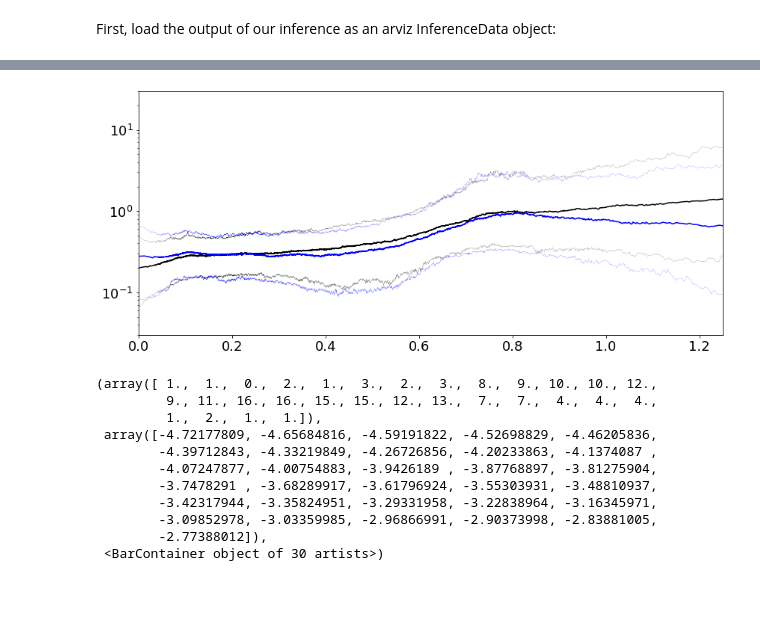
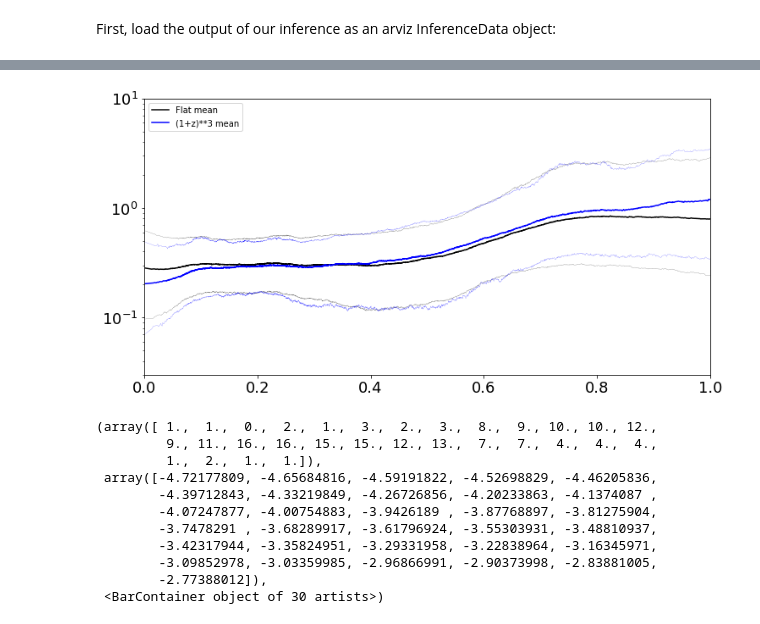
Before and after one commit to tcallister/autoregressive-bbh-inference, a Jupyter notebook: data/inspect_ar_z.ipynb, the cells around one changed output, grey strips where cells are left out. Cells and saved outputs as stored; diff of their text form; code cells hidden in the pictures; blank space fills up the shorter version.

```diff
--- a/data/inspect_ar_z.ipynb
+++ b/data/inspect_ar_z.ipynb
@@ -9,8 +9,8 @@ az.rcParams["plot.max_subplots"] = 80
 # %% [markdown]
 First, load the output of our inference as an arviz InferenceData object:
 # %%
-data = az.from_netcdf("ar_z_tmp.cdf")
-#data = az.from_netcdf("/mnt/ceph/users/tcallister/autoregressive-bbh-inference-data/ar_z_tauMax_2_relaxed.cdf")
+#data = az.from_netcdf("ar_z_tmp.cdf")
+data = az.from_netcdf("/mnt/ceph/users/tcallister/autoregressive-bbh-inference-data/ar_z.cdf")
 az.summary(data,["ar_z_std",
                  "ar_z_tau",
                  "logR20",
@@ -74,6 +73,6 @@ plt.show()
 # %%
-z_data = np.load('ar_z_data_tmp.npy',allow_pickle=True)[()]
-#z_data = np.load('/mnt/ceph/users/tcallister/autoregressive-bbh-inference-data/ar_z_data_tauMax_2_relaxed.npy',allow_pickle=True)[()]
+#z_data = np.load('ar_z_data_tmp.npy',allow_pickle=True)[()]
+z_data = np.load('/mnt/ceph/users/tcallister/autoregressive-bbh-inference-data/ar_z_data.npy',allow_pickle=True)[()]
 z_values = z_data['z_allSamples']
 samps = data.posterior.stack(draws=("chain", "draw"))
 # %%
@@ -84,7 +83,7 @@ R_zs = np.zeros((reduced_zs.size,reduced_f_zs.shape[1]))
 for i in range(reduced_f_zs.shape[1]):
     R_zs[:,i] = samps.R20[i]*reduced_f_zs[:,i]#*(1.+reduced_zs)**samps.kappa.values[i]/(1.+0.2)**samps.kappa.values[i]
 
-fig,ax = plt.subplots(figsize=(14,6))
+fig,ax = plt.subplots(figsize=(12,6))
 for i in np.random.choice(range(reduced_f_zs.shape[1]),500):
     ax.plot(reduced_zs,R_zs[:,i],color='#3182bd',alpha=0.1,lw=0.1,zorder=0)
 
@@ -96,8 +95,8 @@ zs = np.linspace(0,1.3,300)
 ax.plot(zs,0.2*(1.+zs)**2.7)
 
 ax.tick_params(labelsize=18)
-ax.set_xlim(0,2)
-ax.set_ylim(3e-2,30)
+ax.set_xlim(0,1)
+ax.set_ylim(3e-2,10)
 ax.set_yscale('log')
 
 #ax.set_xticks([10,30,100])
@@ -112,35 +111,41 @@ plt.show()
+# %%
+data_alt = az.from_netcdf("/mnt/ceph/users/tcallister/autoregressive-bbh-inference-data/ar_z_comparisonTest_variableKappa.cdf")
+samps_alt = data_alt.posterior.stack(draws=("chain", "draw"))
 # %%
-data_alt = az.from_netcdf("ar_z_tmp.cdf")
-samps_alt = data_alt.posterior.stack(draws=("chain", "draw"))
-z_data_alt = np.load('ar_z_data_tmp.npy',allow_pickle=True)[()]
+#data_alt = az.from_netcdf("ar_z_tmp.cdf")
+#samps_alt = data_alt.posterior.stack(draws=("chain", "draw"))
+
+z_data_alt = np.load('/mnt/ceph/users/tcallister/autoregressive-bbh-inference-data/ar_z_data_comparisonTest_variableKappa.npy',allow_pickle=True)[()]
 z_values_alt = z_data_alt['z_allSamples']
 
 reduced_zs_alt = z_values_alt[::50]
 reduced_f_zs_alt = samps_alt['f_zs'][::50]
 
 R_zs_alt = np.zeros((reduced_zs_alt.size,reduced_f_zs_alt.shape[1]))
 for i in range(reduced_f_zs_alt.shape[1]):
-    R_zs_alt[:,i] = samps_alt.R20[i]*reduced_f_zs_alt[:,i]
+    R_zs_alt[:,i] = samps_alt.R20[i]*reduced_f_zs_alt[:,i]*(1.+reduced_zs_alt)**samps_alt.kappa.values[i]/(1.+0.2)**samps_alt.kappa.values[i]
 
-fig,ax = plt.subplots(figsize=(14,6))
+fig,ax = plt.subplots(figsize=(12,6))
 
-ax.plot(reduced_zs,np.median(R_zs,axis=1),color='black')
+ax.plot(reduced_zs,np.median(R_zs,axis=1),color='black',label='Flat mean')
 ax.plot(reduced_zs,np.quantile(R_zs,0.05,axis=1),color='black',lw=0.15)
 ax.plot(reduced_zs,np.quantile(R_zs,0.95,axis=1),color='black',lw=0.15)
 
-ax.plot(reduced_zs_alt,np.median(R_zs_alt,axis=1),color='blue')
+ax.plot(reduced_zs_alt,np.median(R_zs_alt,axis=1),color='blue',label='(1+z)**3 mean')
 ax.plot(reduced_zs_alt,np.quantile(R_zs_alt,0.05,axis=1),color='blue',lw=0.15)
 ax.plot(reduced_zs_alt,np.quantile(R_zs_alt,0.95,axis=1),color='blue',lw=0.15)
 
 #zs = np.linspace(0,1.3,300)
 #ax.plot(zs,0.2*(1.+zs)**2.7)
 
+ax.legend(loc='upper left')
+
 ax.tick_params(labelsize=18)
-ax.set_xlim(0,1.25)
-ax.set_ylim(3e-2,30)
+ax.set_xlim(0,1.)
+ax.set_ylim(3e-2,10)
 ax.set_yscale('log')
 # %% [output]
-[figure, old version]
+[figure, new version]
 # %%
 fig,ax = plt.subplots()
 
```
Also changed, not shown: parts of 3 cells of this notebook, 2 other files.
